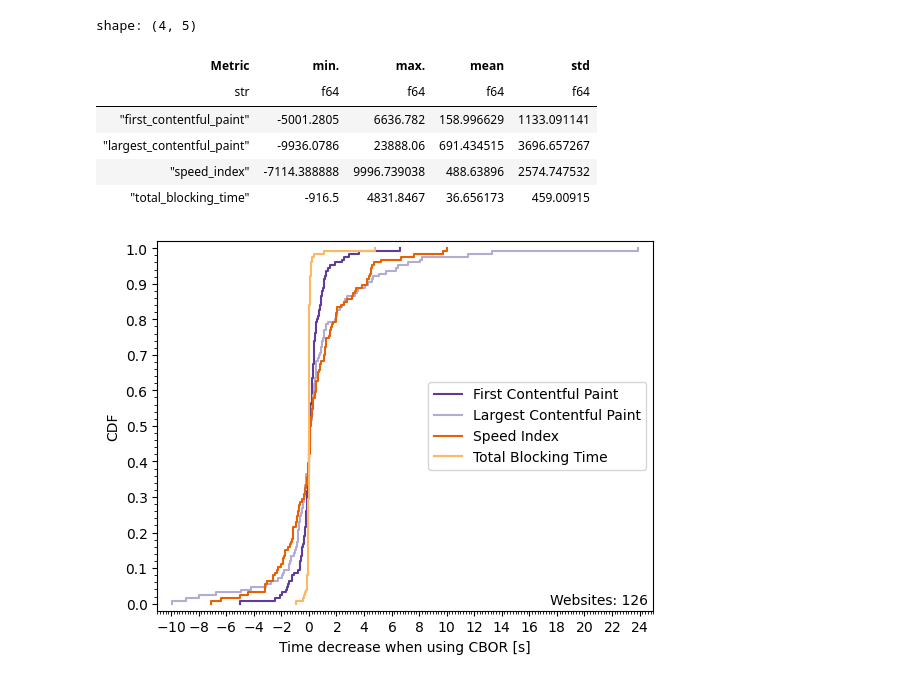
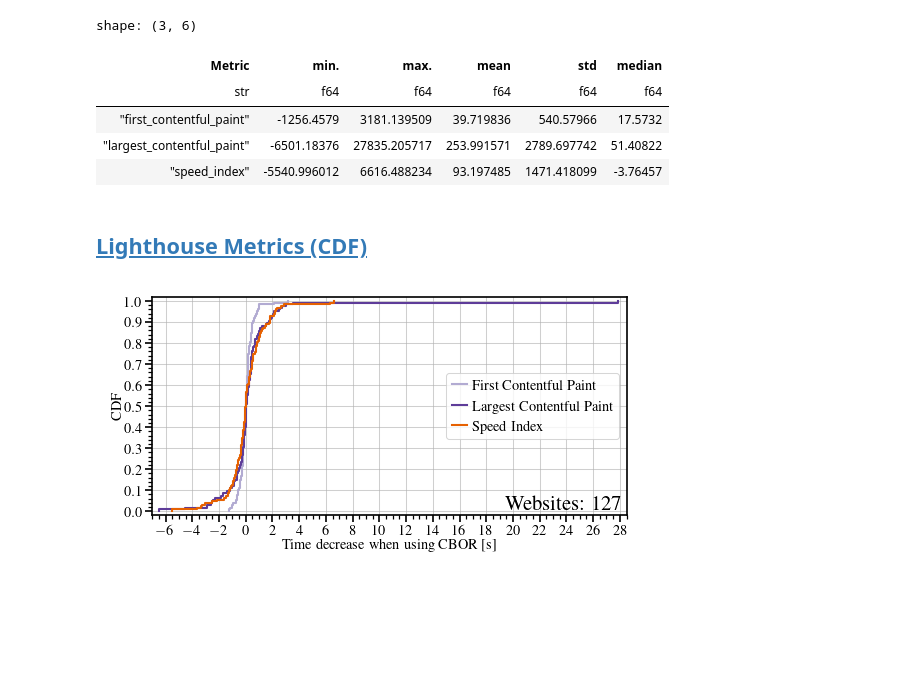
Before and after one commit to miri64/artifacts-tnsm26-cbor-dns-eval, a Jupyter notebook: 06_1evaluation.ipynb, the cells around one changed output. Cells and saved outputs as stored; diff of their text form; code cells hidden in the pictures; blank space fills up the shorter version.

Commit message:
06_1evaluation: update plots after 5th run

```diff
--- a/06_1evaluation.ipynb
+++ b/06_1evaluation.ipynb
@@ -69,17 +159,32 @@ df.write_parquet(EVALUATION_DIR / "output-dataset" / "lighthouse.parquet")
 # %%
+matplotlib.style.use(pathlib.Path.cwd() / "mlenders_column_ieeetran.mplstyle")
+matplotlib.rcParams["figure.figsize"] = (
+    matplotlib.rcParams["figure.figsize"][0] * 1.0,
+    matplotlib.rcParams["figure.figsize"][1] * 6 / 8,
+)
+
 df = polars.read_parquet(EVALUATION_DIR / "output-dataset" / "lighthouse.parquet")
 
+fig = matplotlib.pyplot.figure(
+    figsize=matplotlib.rcParams["figure.figsize"],
+    dpi=150,
+)
 ax = matplotlib.pyplot.gca()
 stats = None
 
 METRIC_COLORS = {
-    "first_contentful_paint": "#5e3c99",
-    "largest_contentful_paint": "#b2abd2",
+    "first_contentful_paint": "#b2abd2",
+    "largest_contentful_paint": "#5e3c99",
     "speed_index": "#e66101",
     "total_blocking_time": "#fdb863",
 }
 
-for metric in ["first_contentful_paint", "largest_contentful_paint", "speed_index", "total_blocking_time"]:
+for metric in [
+    "first_contentful_paint",
+    "largest_contentful_paint",
+    "speed_index",
+    #"total_blocking_time",
+]:
     times = df.filter(~polars.col("packed")).select(
         ["compress", "domain", "run", metric]
     ).pivot(
@@ -96,8 +201,8 @@ for metric in ["first_contentful_paint", "largest_contentful_paint", "speed_inde
         }
     ).with_columns(
         Difference=polars.col("Not compressed") - polars.col("Compressed")
-    )
-    #display(times)
+    ).select(["domain", "Compressed", "Not compressed", "Difference"]).group_by("domain").mean()
+    # display(times)
     domains = times.select(polars.col("domain").unique()).shape[0]
     # audits = times.shape[0]
     #matplotlib.pyplot.clf()
@@ -109,42 +214,51 @@ for metric in ["first_contentful_paint", "largest_contentful_paint", "speed_inde
             {
                 "Metric": metric,
                 "min.": times[comp].min(),
                 "max.": times[comp].max(),
                 "mean": times[comp].mean(),
                 "std": times[comp].std(),
+                "median": times[comp].median(),
             }
         ]
     )
     if stats is None:
         stats = stat
     else:
         stats = polars.concat([stats, stat])
 display(stats)
 ax.set_xlabel(f"Time decrease when using CBOR [s]")
-ax.set_xlim(-11000, 25000)
-ax.set_xticks(numpy.arange(-10000, 25100, 2000))
-ax.set_xticks(numpy.arange(-11000, 25100, 200), minor=True)
+ax.set_xlim(-7000, 28500)
+ax.set_xticks(numpy.arange(-6000, 28600, 2000))
+ax.set_xticks(numpy.arange(-7000, 28600, 500), minor=True)
+ax.grid()
 ax.xaxis.set_major_formatter(matplotlib.ticker.FuncFormatter(lambda x, pos: f"${x / 1000.0:.0f}$"))
 ax.set_ylabel("CDF")
 ax.set_ylim(-0.02, 1.02)
 ax.set_yticks(numpy.arange(0, 1.1, 0.1))
 ax.set_yticks(numpy.arange(0, 1.02, 0.02), minor=True)
 ax.text(
     0.99,
     0.01,
     f"Websites: {domains}", # (successful audits / site: {audits / domains:.2f} / 3.00)",
     ha="right",
     va="bottom",
     transform=ax.transAxes,
 )
-ax.legend()
+ax.legend(loc="center right")
+filepath = EVALUATION_DIR / "plots" / "lighthouse-cdf.pdf"
+display(
+    Markdown(
+        f"## [Lighthouse Metrics (CDF)]({str(filepath.relative_to(pathlib.Path.cwd()))})"
+    )
+)
+matplotlib.pyplot.savefig(filepath, bbox_inches="tight", pad_inches=0.01)
 matplotlib.pyplot.show()
 # %% [output]
-shape: (4, 5)
+shape: (3, 6)
-| Metric | min. | max. | mean | std |
-| str | f64 | f64 | f64 | f64 |
-| "first_contentful_paint" | -5001.2805 | 6636.782 | 158.996629 | 1133.091141 |
-| "largest_contentful_paint" | -9936.0786 | 23888.06 | 691.434515 | 3696.657267 |
-| "speed_index" | -7114.388888 | 9996.739038 | 488.63896 | 2574.747532 |
-| "total_blocking_time" | -916.5 | 4831.8467 | 36.656173 | 459.00915 |
+| Metric | min. | max. | mean | std | median |
+| str | f64 | f64 | f64 | f64 | f64 |
+| "first_contentful_paint" | -1256.4579 | 3181.139509 | 39.719836 | 540.57966 | 17.5732 |
+| "largest_contentful_paint" | -6501.18376 | 27835.205717 | 253.991571 | 2789.697742 | 51.40822 |
+| "speed_index" | -5540.996012 | 6616.488234 | 93.197485 | 1471.418099 | -3.76457 |
+## [Lighthouse Metrics (CDF)](06_1evaluation/plots/lighthouse-cdf.pdf)
-[figure, old version]
+[figure, new version]
```
Also changed, not shown: parts of 8 cells of this notebook, 5 other files.
